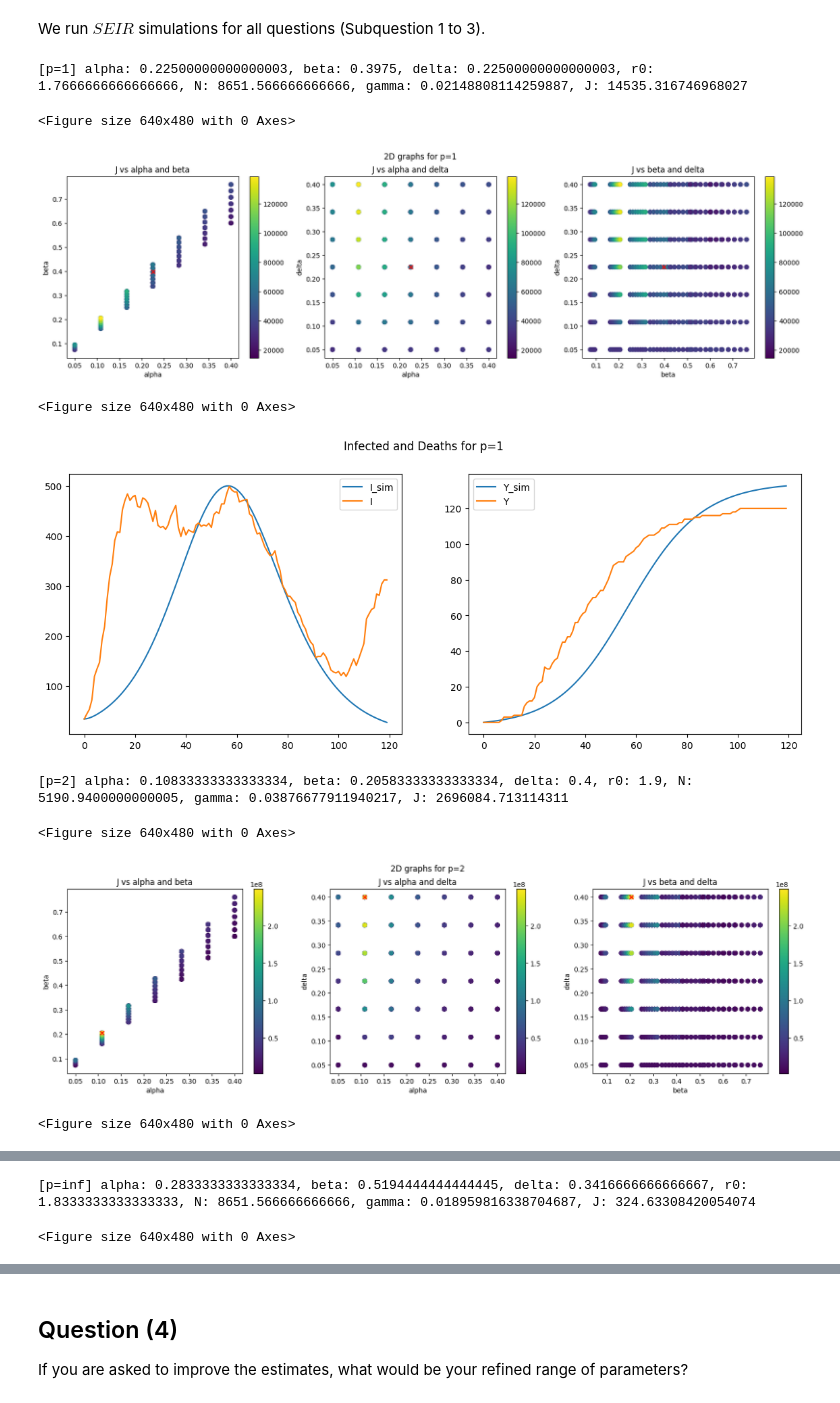
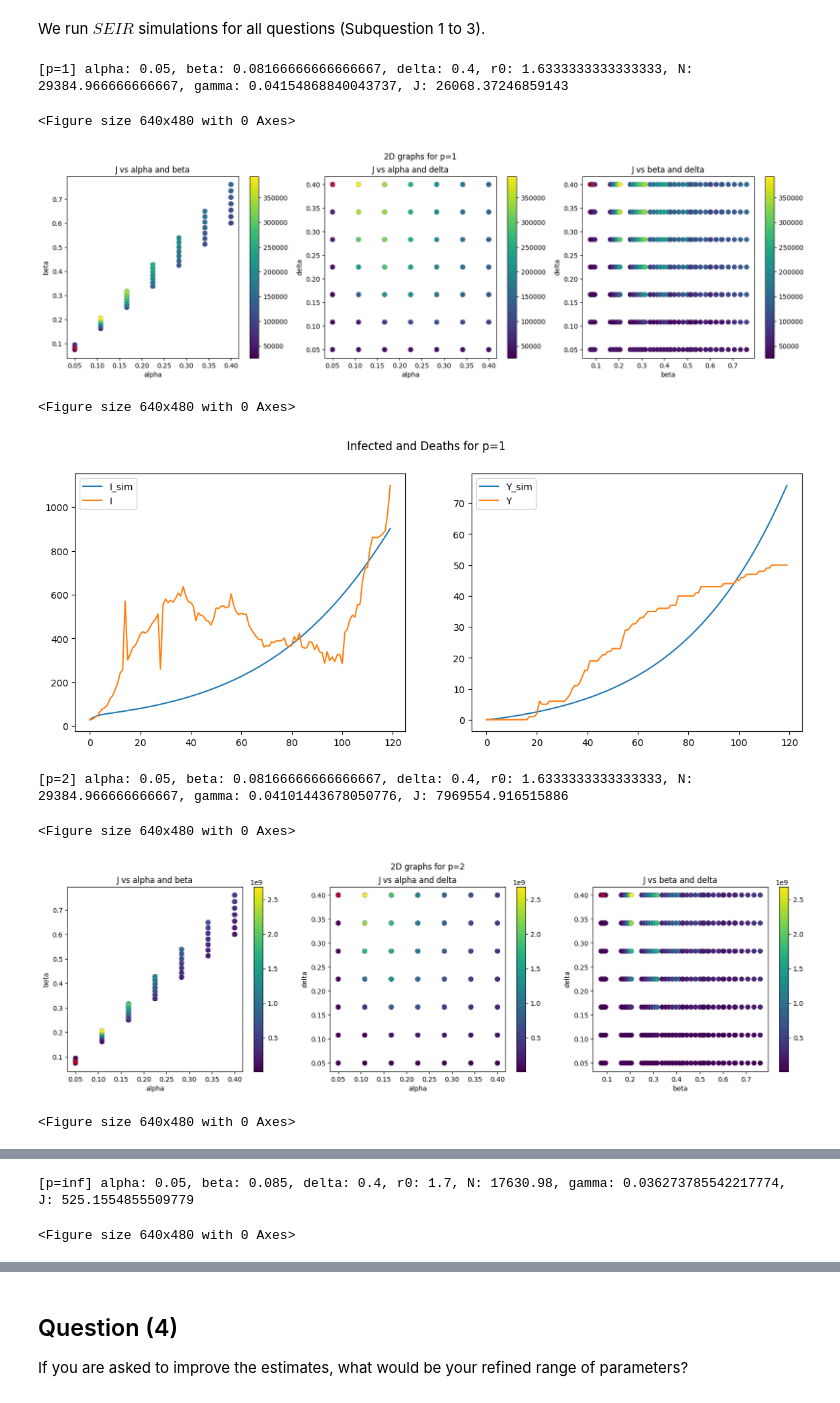
Before and after one commit to Ghostbrush/Epidemiology-Project-Analysis-of-S.F.-D.C.-COVID-Data, a Jupyter notebook: HW2.ipynb, the cells around one changed output, grey strips where cells are left out. Drawn from its saved outputs; the diff is of its cells as text; code cells hidden in the pictures.

```diff
--- a/HW2.ipynb
+++ b/HW2.ipynb
@@ -110,10 +110,10 @@ Plot on the same graph the simulated $I_{sim}$ and the preprocessed rate of dete
 # %% [markdown]
 We run $SIR$ simulations for all questions (Sub question 1 to 3).
 # %%
-def get_gamma(R_sim):
+def get_gamma(V, p):
     if p == 2:
-        up = np.sum(accumulated_deaths[7:T_max+1] * R_sim[:T_max-7+1])
-        down = np.sum(np.abs(R_sim[:T_max-7+1]) ** 2)
+        up = np.sum(accumulated_deaths[7:T_max+1] * V[:T_max-7+1])
+        down = np.sum(np.abs(V[:T_max-7+1]) ** 2)
 
         gamma = up / down
 
@@ -123,12 +123,12 @@ def get_gamma(R_sim):
         minimum_gamma = None
 
         for k in range(0, T_max - 7 + 1):
-            r_k = accumulated_deaths[k + 7] / R_sim[k]
+            r_k = accumulated_deaths[k + 7] / V[k]
 
             if not (0 <= r_k <= 1):
                 continue
 
-            f = np.sum(np.abs(accumulated_deaths[7:T_max+1] - r_k * R_sim[:T_max-7+1]))
+            f = np.sum(np.abs(accumulated_deaths[7:T_max+1] - r_k * V[:T_max-7+1]))
             if minimum_gamma is None or f < minimum_gamma[0]:
                 minimum_gamma = (f, r_k)
 
@@ -140,9 +140,9 @@ def get_gamma(R_sim):
 
         for k in range(0, T_max - 7 + 1):
             A[2*k, 0] = -1
-            A[2*k, 1] = -R_sim[k]
+            A[2*k, 1] = -V[k]
             A[2*k+1, 0] = -1
-            A[2*k+1, 1] = R_sim[k]
+            A[2*k+1, 1] = V[k]
 
             b[2*k] = -accumulated_deaths[k + 7]
             b[2*k+1] = accumulated_deaths[k + 7]
@@ -159,7 +159,7 @@ for p in ps:
     for alpha, beta, r0, N in tqdm(omegas):
         S_sim, I_sim, R_sim = SIR_simulation((alpha, beta, N))
 
-        gamma = get_gamma(R_sim)
+        gamma = get_gamma(R_sim[7:], p)
 
         if p != np.inf:
             J = np.sum(np.abs(I - I_sim) ** p) + lambda_ * np.sum(np.abs(accumulated_deaths[:T_max+1] - gamma * R_sim) ** p)
@@ -301,7 +301,7 @@ for p in ps:
 
     for alpha, beta, delta, r0, N in tqdm(omegas):
         S_sim, E_sim, I_sim, R_sim = SEIR_simulation((alpha, beta, delta, N))
-        gamma = get_gamma(R_sim)
+        gamma = get_gamma(R_sim[7:], p)
 
         if p != np.inf:
             J = np.sum(np.abs(I - I_sim) ** p) + lambda_ * np.sum(np.abs(accumulated_deaths[:T_max+1] - gamma * R_sim) ** p)
@@ -337,37 +337,37 @@ for p in ps:
     ax2.set_title("J vs alpha and delta")
     fig.colorbar(temp, ax=ax2)
 
     temp = ax3.scatter(all_results[:, 2], all_results[:, 3], c=all_results[:, 0])
     ax3.scatter(beta, delta, c="red", marker="x")
     ax3.set_xlabel("beta")
     ax3.set_ylabel("delta")
     ax3.set_title("J vs beta and delta")
     fig.colorbar(temp, ax=ax3)
 
     plt.show()
 
     # Sub Question (3)
     S_sim, E_sim, I_sim, R_sim = SEIR_simulation((alpha, beta, delta, N))
 
     plt.figure()
     fig, (ax1, ax2) = plt.subplots(1, 2, figsize=(14, 5))
     plt.suptitle(f"Infected and Deaths for p={p}")
 
     ax1.plot(I_sim, label="I_sim")
     ax1.plot(I, label="I")
     ax1.legend()
 
     ax2.plot(gamma * R_sim, label="Y_sim")
     ax2.plot(accumulated_deaths[:T_max+1], label="Y")
     ax2.legend()
     plt.show()
 # %% [output]
-[p=1] alpha: 0.22500000000000003, beta: 0.3975, delta: 0.22500000000000003, r0: 1.7666666666666666, N: 8651.566666666666, gamma: 0.02148808114259887, J: 14535.316746968027
+[p=1] alpha: 0.05, beta: 0.08166666666666667, delta: 0.4, r0: 1.6333333333333333, N: 29384.966666666667, gamma: 0.04154868840043737, J: 26068.37246859143
 <Figure size 640x480 with 0 Axes>
-[figure, old version]
+[figure, new version]
 <Figure size 640x480 with 0 Axes>
-[figure, old version]
+[figure, new version]
-[p=2] alpha: 0.10833333333333334, beta: 0.20583333333333334, delta: 0.4, r0: 1.9, N: 5190.9400000000005, gamma: 0.03876677911940217, J: 2696084.713114311
+[p=2] alpha: 0.05, beta: 0.08166666666666667, delta: 0.4, r0: 1.6333333333333333, N: 29384.966666666667, gamma: 0.04101443678050776, J: 7969554.916515886
 <Figure size 640x480 with 0 Axes>
-[figure, old version]
+[figure, new version]
 <Figure size 640x480 with 0 Axes>
@@ -375,4 +375,4 @@ for p in ps:
-[p=inf] alpha: 0.2833333333333334, beta: 0.5194444444444445, delta: 0.3416666666666667, r0: 1.8333333333333333, N: 8651.566666666666, gamma: 0.018959816338704687, J: 324.63308420054074
+[p=inf] alpha: 0.05, beta: 0.085, delta: 0.4, r0: 1.7, N: 17630.98, gamma: 0.036273785542217774, J: 525.1554855509779
 <Figure size 640x480 with 0 Axes>
 ... (3 outputs left out)
 # %% [markdown]
```
Also changed, not shown: parts of 3 cells of this notebook.
